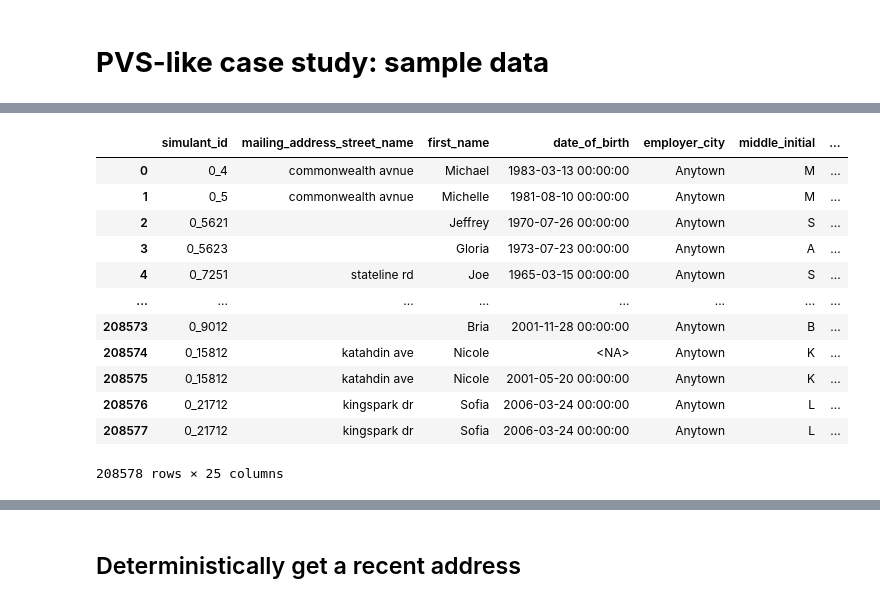
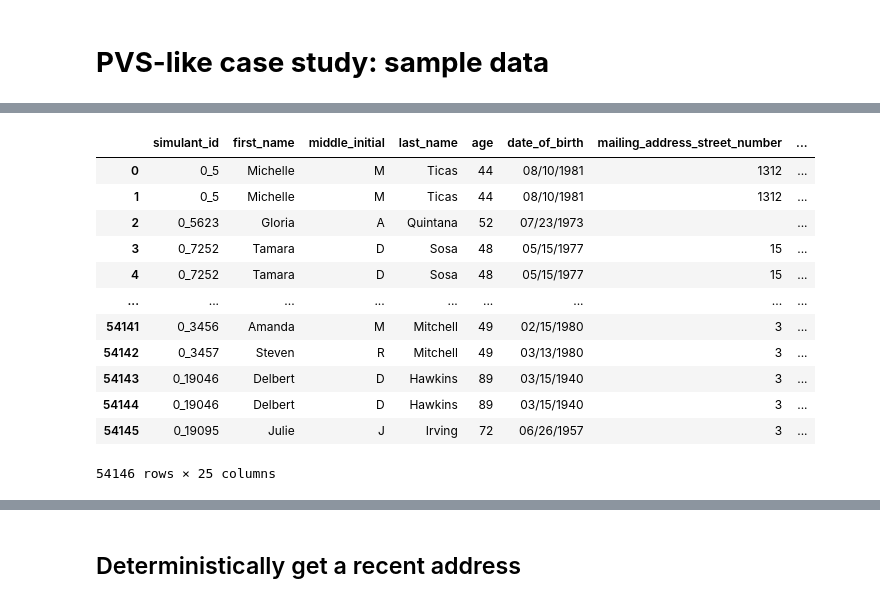
Before and after one commit to ihmeuw/person_linkage_case_study, a Jupyter notebook: linkage/pvs_like_case_study/pvs_like_case_study_sample_data.ipynb, the cells around one changed output, grey strips where cells are left out. Cells and saved outputs as stored; diff of their text form; code cells hidden in the pictures.

```diff
--- a/linkage/pvs_like_case_study/pvs_like_case_study_sample_data.ipynb
+++ b/linkage/pvs_like_case_study/pvs_like_case_study_sample_data.ipynb
@@ -150,3 +24,41 @@ noise_configuration = {
+# %%
+default_configuration = pseudopeople.get_config()
+# %%
+def column_noise_value(dataset, column, noise_type, default_value):
+    if dataset in ('decennial_census', 'taxes_w2_and_1099', 'social_security'):
+        if noise_type == "make_typos":
+            if column == "middle_initial":
+                return {"cell_probability": 0.05, "token_probability": 1}
+            elif column in ("first_name", "last_name", "street_name"):
+                return {"cell_probability": 0.1, "token_probability": 0.1}
+        elif noise_type == "write_wrong_digits":
+            return {"cell_probability": 0.1, "token_probability": 0.1}
+
+    return default_value
+
+def row_noise_value(dataset, noise_type, default_value):
+    return default_value
+# %%
+custom_configuration = {
+    dataset: {
+        noise_category: (
+            ({
+                column: {
+                    noise_type: column_noise_value(dataset, column, noise_type, noise_type_config)
+                    for noise_type, noise_type_config in column_config.items()
+                }
+                for column, column_config in noise_category_config.items()
+            }
+            if noise_category == "column_noise" else
+            {
+                noise_type: row_noise_value(dataset, noise_type, noise_type_config)
+                for noise_type, noise_type_config in noise_category_config.items()
+            })
+        )
+        for noise_category, noise_category_config in dataset_config.items()
+    }
+    for dataset, dataset_config in default_configuration.items()
+}
 # %%
 %%time
 
@@ -174,6 +86,9 @@ Wall time: 965 ms
 # %%
 %%time
 
-w2_1099 = pseudopeople.generate_taxes_w2_and_1099(configuration=noise_configuration)
+# Consider the last few years of taxes -- 2029 taxes would be filed a couple months before Census day 2030
+w2_1099 = pd.concat([
+    pseudopeople.generate_taxes_w2_and_1099(year=year, config=custom_configuration).assign(tax_year=year) for year in (2025, 2026, 2027, 2028, 2029)
+], ignore_index=True)
 w2_1099
 # %% [output]
@@ -182,16 +97,16 @@ Wall time: 6.83 s
-|  | simulant_id | mailing_address_street_name | first_name | date_of_birth | employer_city | middle_initial | ... |
-| 0 | 0_4 | commonwealth avnue | Michael | 1983-03-13 00:00:00 | Anytown | M | ... |
-| 1 | 0_5 | commonwealth avnue | Michelle | 1981-08-10 00:00:00 | Anytown | M | ... |
-| 2 | 0_5621 |  | Jeffrey | 1970-07-26 00:00:00 | Anytown | S | ... |
-| 3 | 0_5623 |  | Gloria | 1973-07-23 00:00:00 | Anytown | A | ... |
-| 4 | 0_7251 | stateline rd | Joe | 1965-03-15 00:00:00 | Anytown | S | ... |
-| ... | ... | ... | ... | ... | ... | ... | ... |
-| 208573 | 0_9012 |  | Bria | 2001-11-28 00:00:00 | Anytown | B | ... |
-| 208574 | 0_15812 | katahdin ave | Nicole | <NA> | Anytown | K | ... |
-| 208575 | 0_15812 | katahdin ave | Nicole | 2001-05-20 00:00:00 | Anytown | K | ... |
-| 208576 | 0_21712 | kingspark dr | Sofia | 2006-03-24 00:00:00 | Anytown | L | ... |
-| 208577 | 0_21712 | kingspark dr | Sofia | 2006-03-24 00:00:00 | Anytown | L | ... |
+|  | simulant_id | first_name | middle_initial | last_name | age | date_of_birth | mailing_address_street_number | ... |
+| 0 | 0_5 | Michelle | M | Ticas | 44 | 08/10/1981 | 1312 | ... |
+| 1 | 0_5 | Michelle | M | Ticas | 44 | 08/10/1981 | 1312 | ... |
+| 2 | 0_5623 | Gloria | A | Quintana | 52 | 07/23/1973 |  | ... |
+| 3 | 0_7252 | Tamara | D | Sosa | 48 | 05/15/1977 | 15 | ... |
+| 4 | 0_7252 | Tamara | D | Sosa | 48 | 05/15/1977 | 15 | ... |
+| ... | ... | ... | ... | ... | ... | ... | ... | ... |
+| 54141 | 0_3456 | Amanda | M | Mitchell | 49 | 02/15/1980 | 3 | ... |
+| 54142 | 0_3457 | Steven | R | Mitchell | 49 | 03/13/1980 | 3 | ... |
+| 54143 | 0_19046 | Delbert | D | Hawkins | 89 | 03/15/1940 | 3 | ... |
+| 54144 | 0_19046 | Delbert | D | Hawkins | 89 | 03/15/1940 | 3 | ... |
+| 54145 | 0_19095 | Julie | J | Irving | 72 | 06/26/1957 | 3 | ... |
-208578 rows × 25 columns
+54146 rows × 25 columns
 # %%
 %%time
 
```
Also changed, not shown: parts of 63 cells of this notebook.
